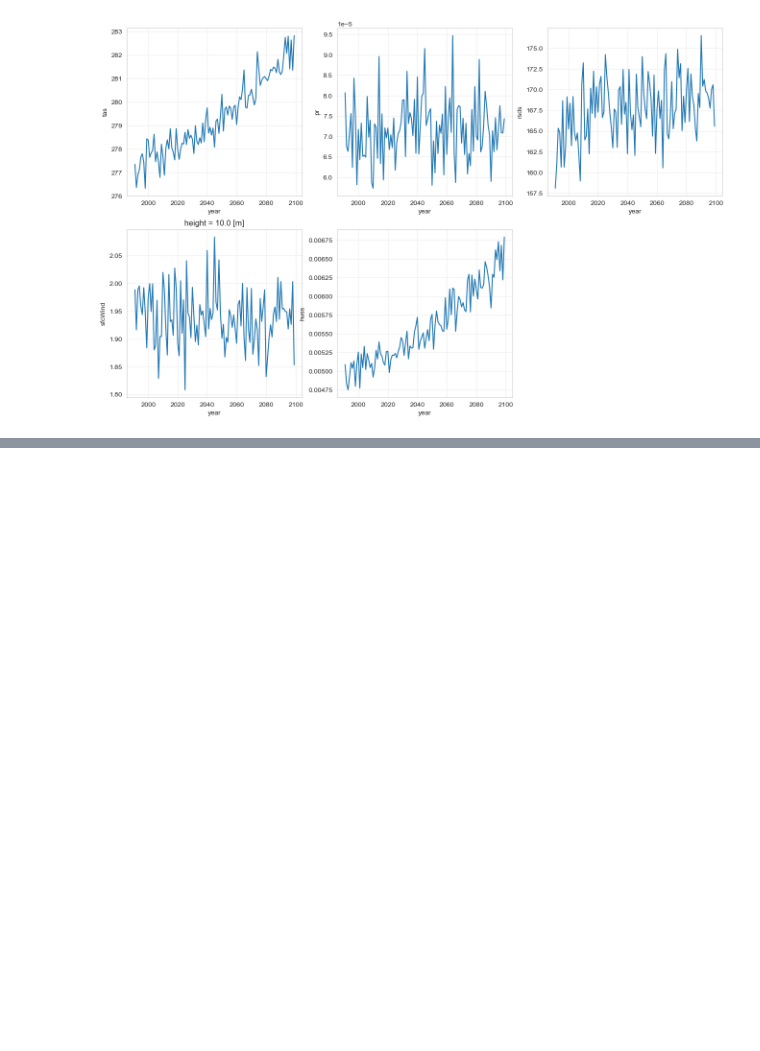
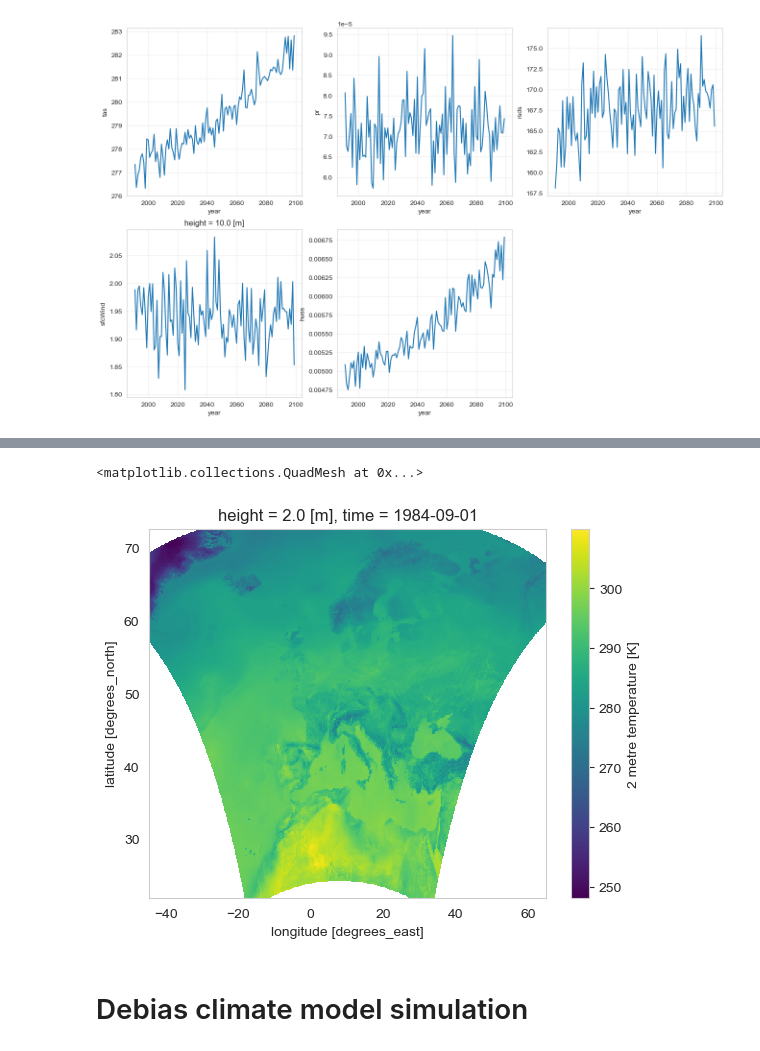
Before and after one commit to yasserhaddad/CORDEX2Energy, a Jupyter notebook: notebooks/pipeline_example.ipynb, the cells around one changed output, grey strips where cells are left out. Saved outputs shown, nothing was run; the diff lists cells and outputs as text; code cells hidden in the pictures; blank space fills up the shorter version.

```diff
--- a/notebooks/pipeline_example.ipynb
+++ b/notebooks/pipeline_example.ipynb
@@ -110,0 +202,19 @@ plt.show()
+# %%
+climate_model_chain = "CNRM-ALADIN63_CNRM-CERFACS-CNRM-CM5_r1i1p1"
+climate_scenario = "rcp85"
+cordex_var = "tas"
+regridded_cordex_var_path = path_data_processed / "cordex_processed" / f"{climate_model_chain}_{climate_scenario}" / "regridded"
+
+cerra_var = "2t"
+regridded_cerra_var_path = path_data_processed / "cerra_processed" / "regridded"
+# %%
+chunks = {"time": 500, "lat": 256, "lon": 256}
+ds_climate_model_data = xr.open_zarr(regridded_cordex_var_path / f"{cordex_var}.zarr").chunk(chunks=chunks)
+ds_reanalysis_data = xr.open_zarr(regridded_cerra_var_path / f"{cerra_var}.zarr").chunk(chunks=chunks)
+# %%
+ds_reanalysis_data.isel(time=0)["2t"].plot()
+# %% [output]
+<matplotlib.collections.QuadMesh at 0x...>
+[figure, added]
+# %% [markdown]
+# Debias climate model simulation
```
Also changed, not shown: parts of 25 cells of this notebook, 12 other files.
